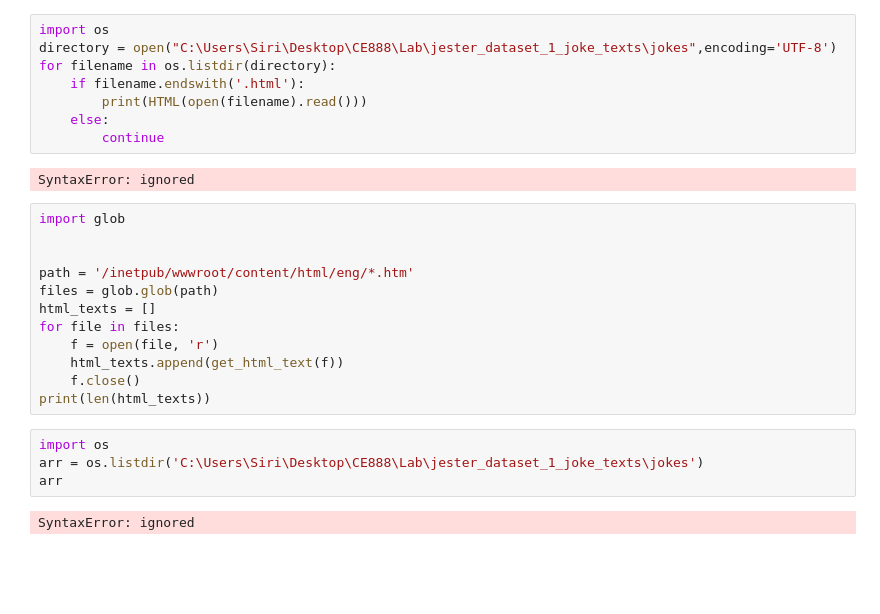
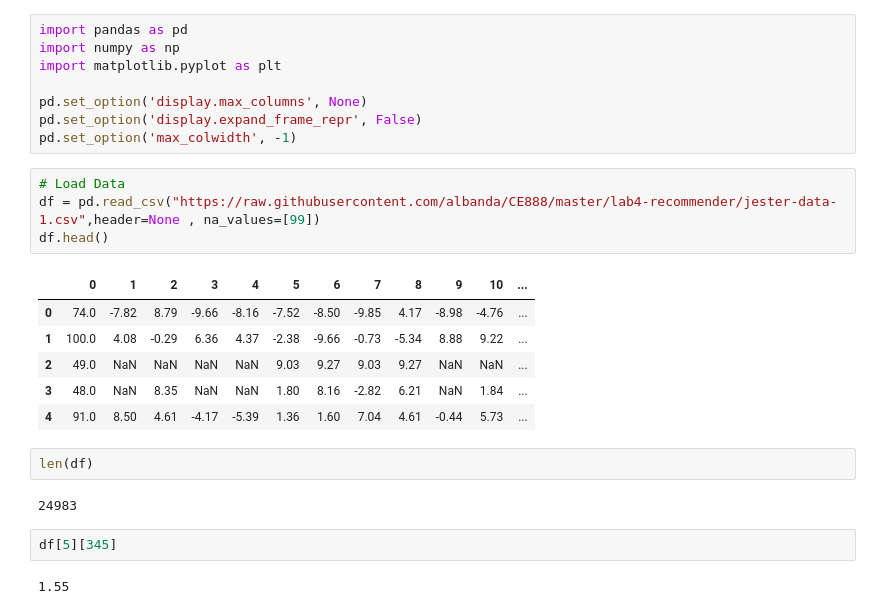
Before and after one commit to Sreelakshmim6/Personal-Projects, a Jupyter notebook: Lab_4/my_recommender.ipynb, the cells around one changed output. Saved outputs shown, nothing was run; the diff lists cells and outputs as text; blank space fills up the shorter version.

```diff
--- a/Lab_4/my_recommender.ipynb
+++ b/Lab_4/my_recommender.ipynb
@@ -43,28 +3,27 @@ for i in range(1, 5):
-# %%
-import os
-directory = open("C:\Users\Siri\Desktop\CE888\Lab\jester_dataset_1_joke_texts\jokes",encoding='UTF-8')
-for filename in os.listdir(directory):
-    if filename.endswith('.html'):
-        print(HTML(open(filename).read()))
-    else:
-        continue
-# %% [output]
-SyntaxError: ignored
-# %%
-import glob
-
-
-path = '/inetpub/wwwroot/content/html/eng/*.htm'
-files = glob.glob(path)
-html_texts = []
-for file in files:
-    f = open(file, 'r')
-    html_texts.append(get_html_text(f))
-    f.close()
-print(len(html_texts))
-# %%
-import os
-arr = os.listdir('C:\Users\Siri\Desktop\CE888\Lab\jester_dataset_1_joke_texts\jokes')
-arr
-# %% [output]
-SyntaxError: ignored
+# %%
+import pandas as pd
+import numpy as np
+import matplotlib.pyplot as plt
+
+pd.set_option('display.max_columns', None)
+pd.set_option('display.expand_frame_repr', False)
+pd.set_option('max_colwidth', -1)
+# %%
+# Load Data
+df = pd.read_csv("https://raw.githubusercontent.com/albanda/CE888/master/lab4-recommender/jester-data-1.csv",header=None , na_values=[99])
+df.head()
+# %% [output]
+|  | 0 | 1 | 2 | 3 | 4 | 5 | 6 | 7 | 8 | 9 | 10 | ... |
+| 0 | 74.0 | -7.82 | 8.79 | -9.66 | -8.16 | -7.52 | -8.50 | -9.85 | 4.17 | -8.98 | -4.76 | ... |
+| 1 | 100.0 | 4.08 | -0.29 | 6.36 | 4.37 | -2.38 | -9.66 | -0.73 | -5.34 | 8.88 | 9.22 | ... |
+| 2 | 49.0 | NaN | NaN | NaN | NaN | 9.03 | 9.27 | 9.03 | 9.27 | NaN | NaN | ... |
+| 3 | 48.0 | NaN | 8.35 | NaN | NaN | 1.80 | 8.16 | -2.82 | 6.21 | NaN | 1.84 | ... |
+| 4 | 91.0 | 8.50 | 4.61 | -4.17 | -5.39 | 1.36 | 1.60 | 7.04 | 4.61 | -0.44 | 5.73 | ... |
+# %%
+len(df)
+# %% [output]
+24983
+# %%
+df[5][345]
+# %% [output]
+1.55
```
Also changed, not shown: parts of 46 cells of this notebook.
